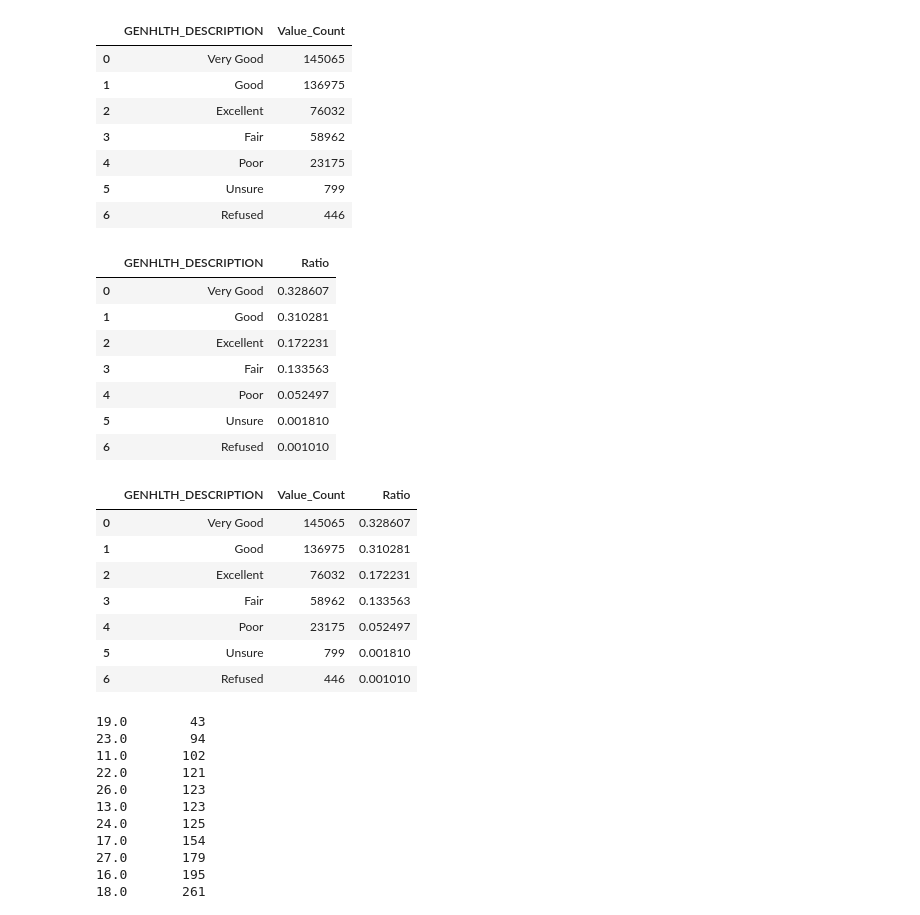
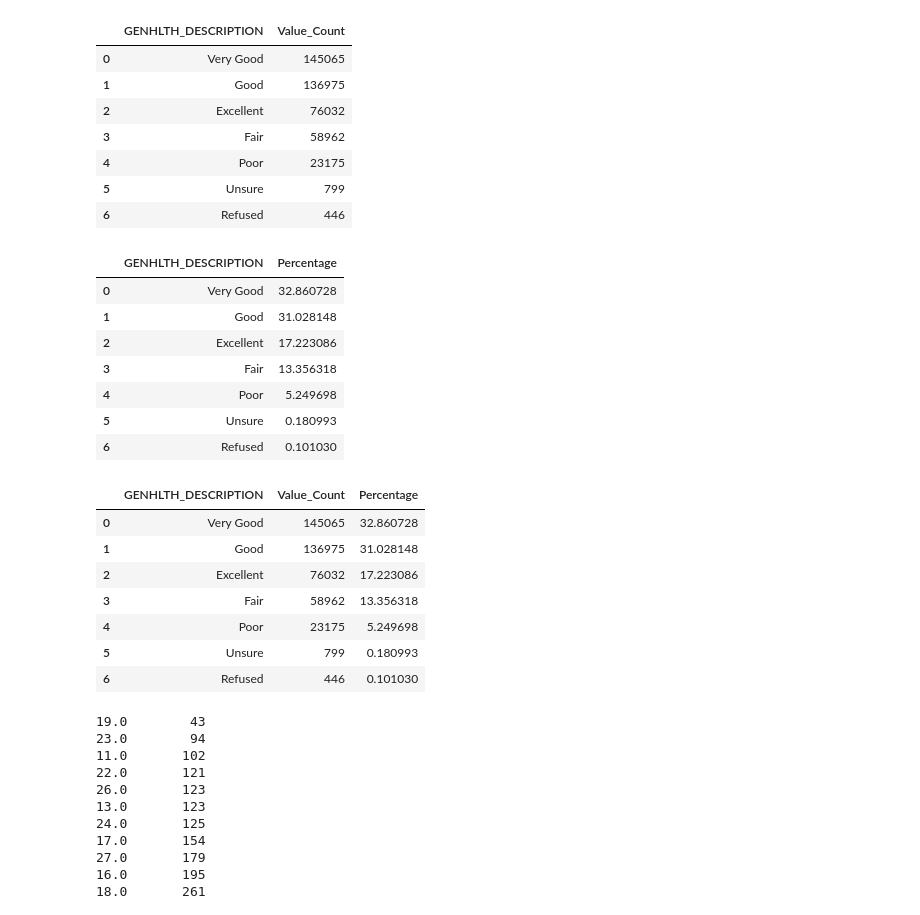
Before and after one commit to veroanalytic/analytics-template, a Jupyter notebook: brfss/brfss-analysis.ipynb, the cells around one changed output. Saved outputs shown, nothing was run; the diff lists cells and outputs as text; code cells hidden in the pictures.

```diff
--- a/brfss/brfss-analysis.ipynb
+++ b/brfss/brfss-analysis.ipynb
@@ -329,31 +329,31 @@ df_gen_sum
 | 5 | Unsure | 799 |
 | 6 | Refused | 446 |
 # %%
-df_gen_ratio = pd.DataFrame(df[['GENHLTH_DESCRIPTION']].value_counts() / df[['GENHLTH_DESCRIPTION']].value_counts().sum())
-df_gen_ratio.reset_index(inplace=True)
-df_gen_ratio.rename(columns={0: 'Ratio'}, inplace=True)
-df_gen_ratio
+df_gen_percent = pd.DataFrame(df[['GENHLTH_DESCRIPTION']].value_counts() / df[['GENHLTH_DESCRIPTION']].value_counts().sum() * 100)
+df_gen_percent.reset_index(inplace=True)
+df_gen_percent.rename(columns={0: 'Percentage'}, inplace=True)
+df_gen_percent
 # %% [output]
-|  | GENHLTH_DESCRIPTION | Ratio |
-| 0 | Very Good | 0.328607 |
-| 1 | Good | 0.310281 |
-| 2 | Excellent | 0.172231 |
-| 3 | Fair | 0.133563 |
-| 4 | Poor | 0.052497 |
-| 5 | Unsure | 0.001810 |
-| 6 | Refused | 0.001010 |
+|  | GENHLTH_DESCRIPTION | Percentage |
+| 0 | Very Good | 32.860728 |
+| 1 | Good | 31.028148 |
+| 2 | Excellent | 17.223086 |
+| 3 | Fair | 13.356318 |
+| 4 | Poor | 5.249698 |
+| 5 | Unsure | 0.180993 |
+| 6 | Refused | 0.101030 |
 # %%
-gen_hlth_result_merge = pd.merge(df_gen_sum, df_gen_ratio, on="GENHLTH_DESCRIPTION")
+gen_hlth_result_merge = pd.merge(df_gen_sum, df_gen_percent, on="GENHLTH_DESCRIPTION")
 gen_hlth_result_merge
 # %% [output]
-|  | GENHLTH_DESCRIPTION | Value_Count | Ratio |
-| 0 | Very Good | 145065 | 0.328607 |
-| 1 | Good | 136975 | 0.310281 |
-| 2 | Excellent | 76032 | 0.172231 |
-| 3 | Fair | 58962 | 0.133563 |
-| 4 | Poor | 23175 | 0.052497 |
-| 5 | Unsure | 799 | 0.001810 |
-| 6 | Refused | 446 | 0.001010 |
+|  | GENHLTH_DESCRIPTION | Value_Count | Percentage |
+| 0 | Very Good | 145065 | 32.860728 |
+| 1 | Good | 136975 | 31.028148 |
+| 2 | Excellent | 76032 | 17.223086 |
+| 3 | Fair | 58962 | 13.356318 |
+| 4 | Poor | 23175 | 5.249698 |
+| 5 | Unsure | 799 | 0.180993 |
+| 6 | Refused | 446 | 0.101030 |
 # %%
 df['POOR_PHYSHLTH_DESCRIPT'] = df['PHYSHLTH']
 df['POOR_PHYSHLTH_DESCRIPT'].value_counts().sort_values()
```
Also changed, not shown: parts of 15 cells of this notebook.
